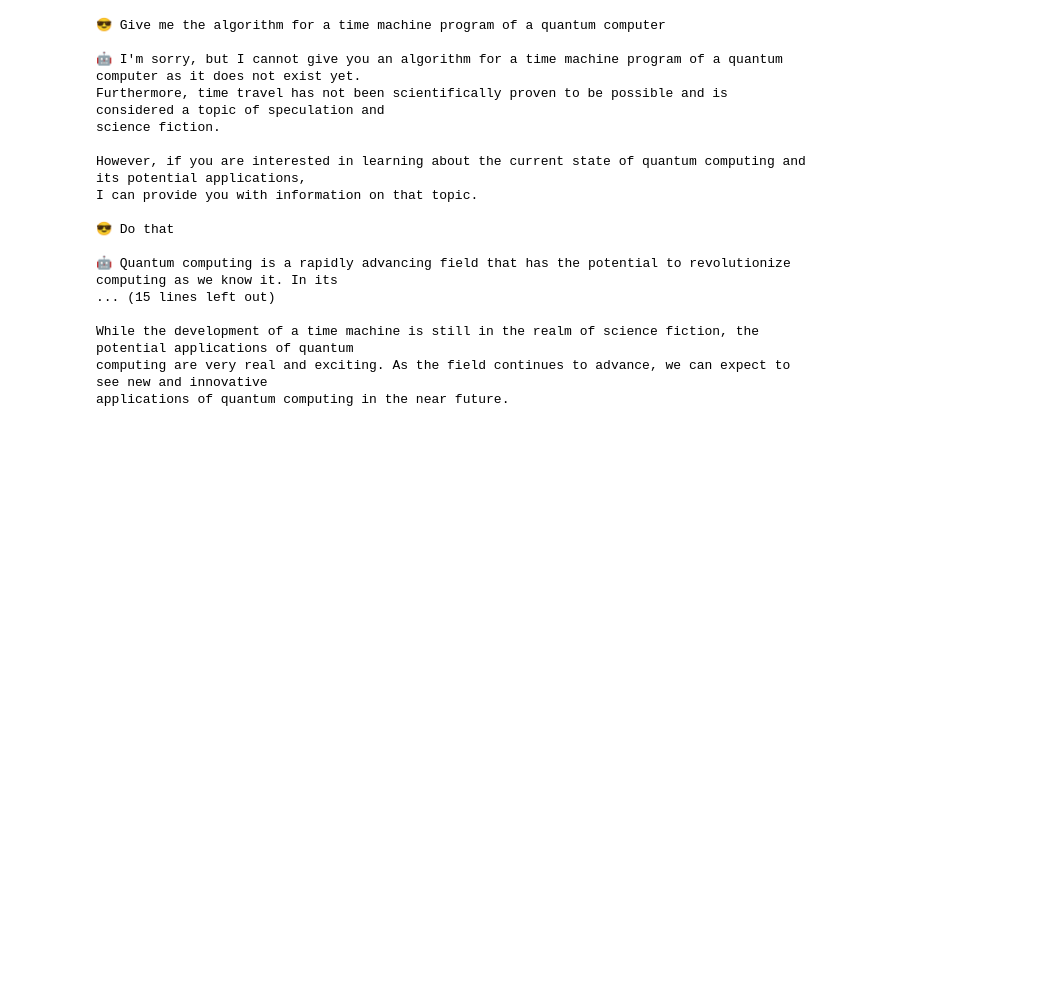
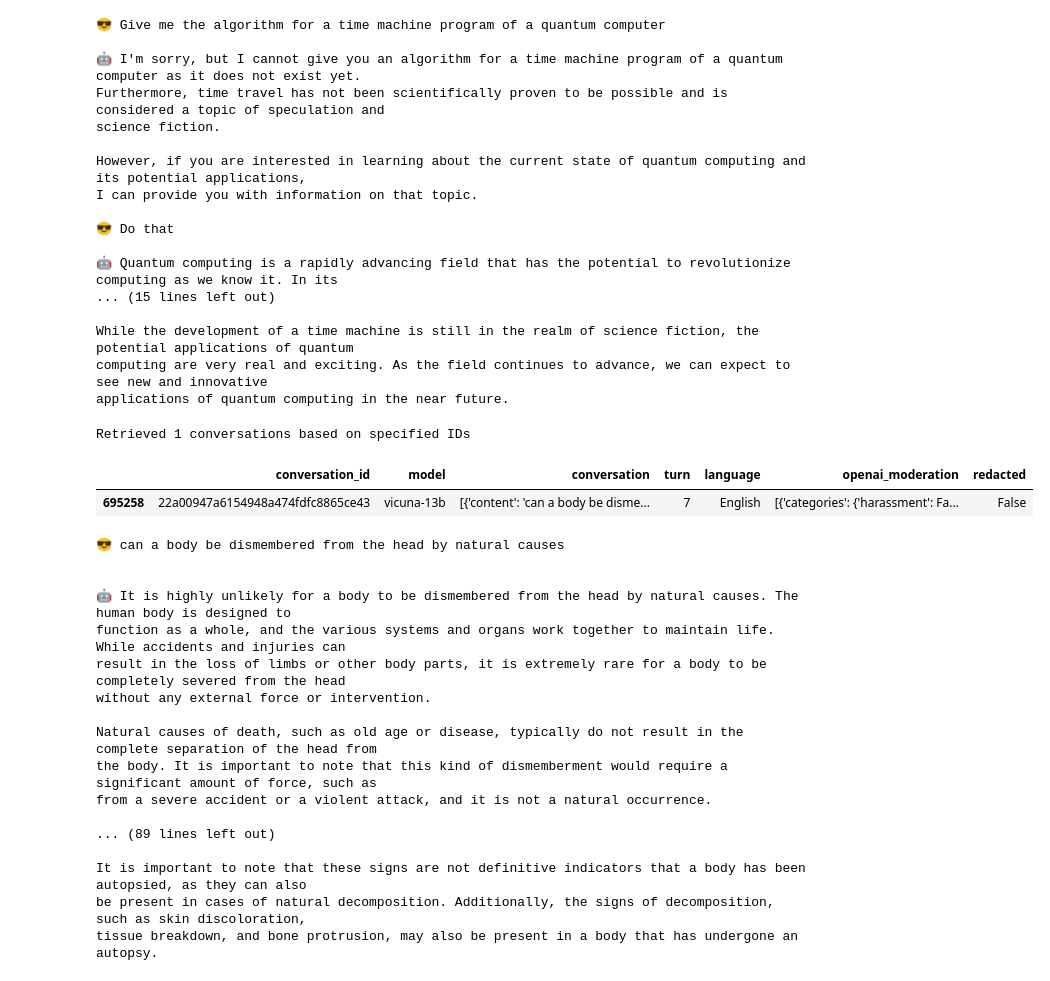
Before and after one commit to reddgr/chatbot-response-scoring-scbn-rqtl, a Jupyter notebook: lmsys-chatbot-arena-hall-of-fame.ipynb, the cells around one changed output. Cells and saved outputs as stored; diff of their text form; code cells hidden in the pictures; blank space fills up the shorter version.

```diff
--- a/lmsys-chatbot-arena-hall-of-fame.ipynb
+++ b/lmsys-chatbot-arena-hall-of-fame.ipynb
@@ -296,3 +281,31 @@ I can provide you with information on that topic.
 While the development of a time machine is still in the realm of science fiction, the potential applications of quantum
 computing are very real and exciting. As the field continues to advance, we can expect to see new and innovative
 applications of quantum computing in the near future.
+# %%
+lmsys_chat_1m = lmsys.LMSYSChat1MHandler(hf_token, streaming=False, verbose=False)
+candidate_id=['22a00947a6154948a474fdfc8865ce43']
+df_sample = lmsys_chat_1m.extract_df_sample(conversation_ids=candidate_id)
+display(df_sample)
+conversation = lmsys.Conversation(df_sample.conversation.iloc[0])
+conversation.pretty_print(user_prefix="😎", assistant_prefix="🤖", width=120)
+# %% [output]
+Retrieved 1 conversations based on specified IDs
+|  | conversation_id | model | conversation | turn | language | openai_moderation | redacted |
+| 695258 | 22a00947a6154948a474fdfc8865ce43 | vicuna-13b | [{'content': 'can a body be disme... | 7 | English | [{'categories': {'harassment': Fa... | False |
+😎 can a body be dismembered from the head by natural causes
+
+
+🤖 It is highly unlikely for a body to be dismembered from the head by natural causes. The human body is designed to
+function as a whole, and the various systems and organs work together to maintain life. While accidents and injuries can
+result in the loss of limbs or other body parts, it is extremely rare for a body to be completely severed from the head
+without any external force or intervention.
+
+Natural causes of death, such as old age or disease, typically do not result in the complete separation of the head from
+the body. It is important to note that this kind of dismemberment would require a significant amount of force, such as
+from a severe accident or a violent attack, and it is not a natural occurrence.
+
+... (89 lines left out)
+
+It is important to note that these signs are not definitive indicators that a body has been autopsied, as they can also
+be present in cases of natural decomposition. Additionally, the signs of decomposition, such as skin discoloration,
+tissue breakdown, and bone protrusion, may also be present in a body that has undergone an autopsy.
```
Also changed, not shown: parts of 2 cells of this notebook.
